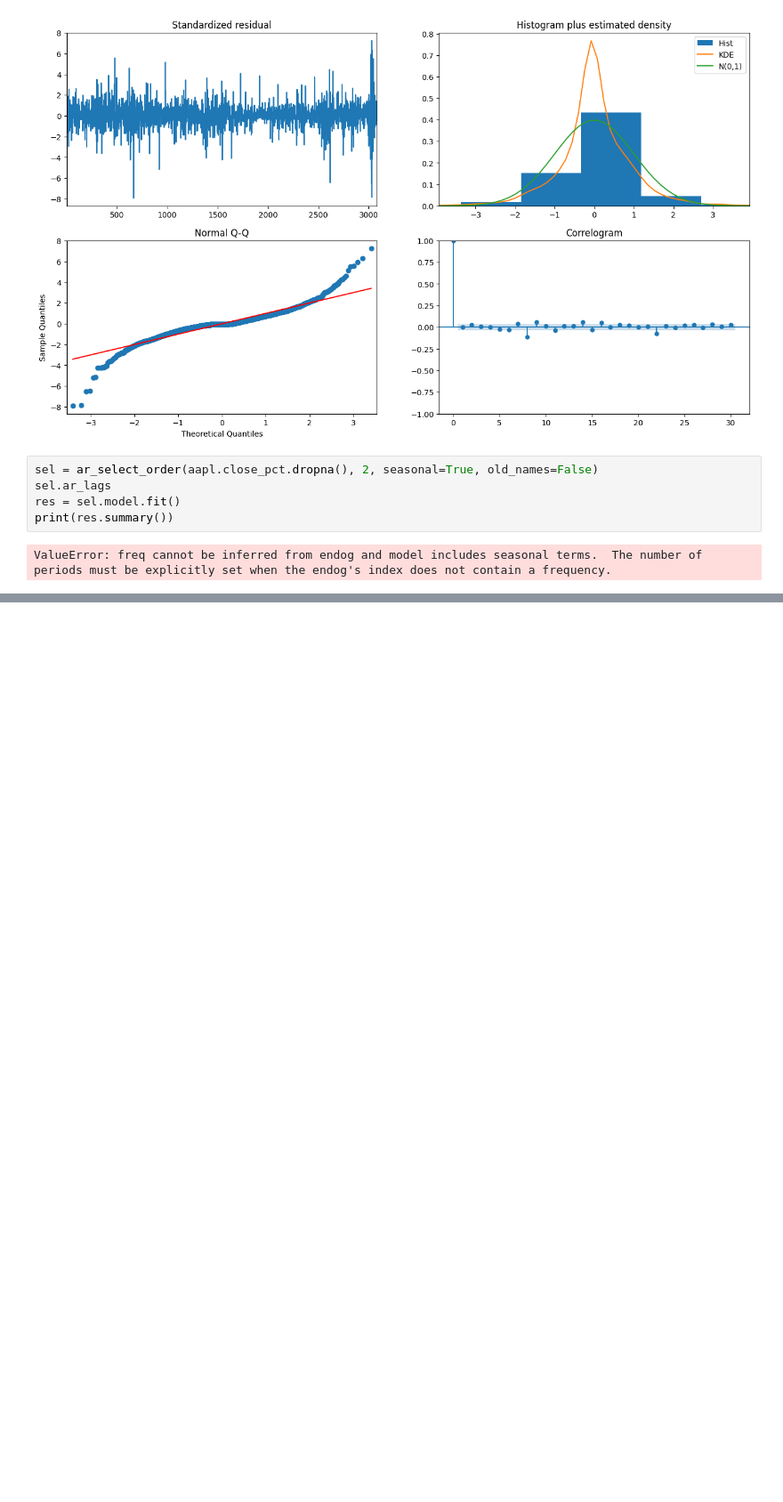
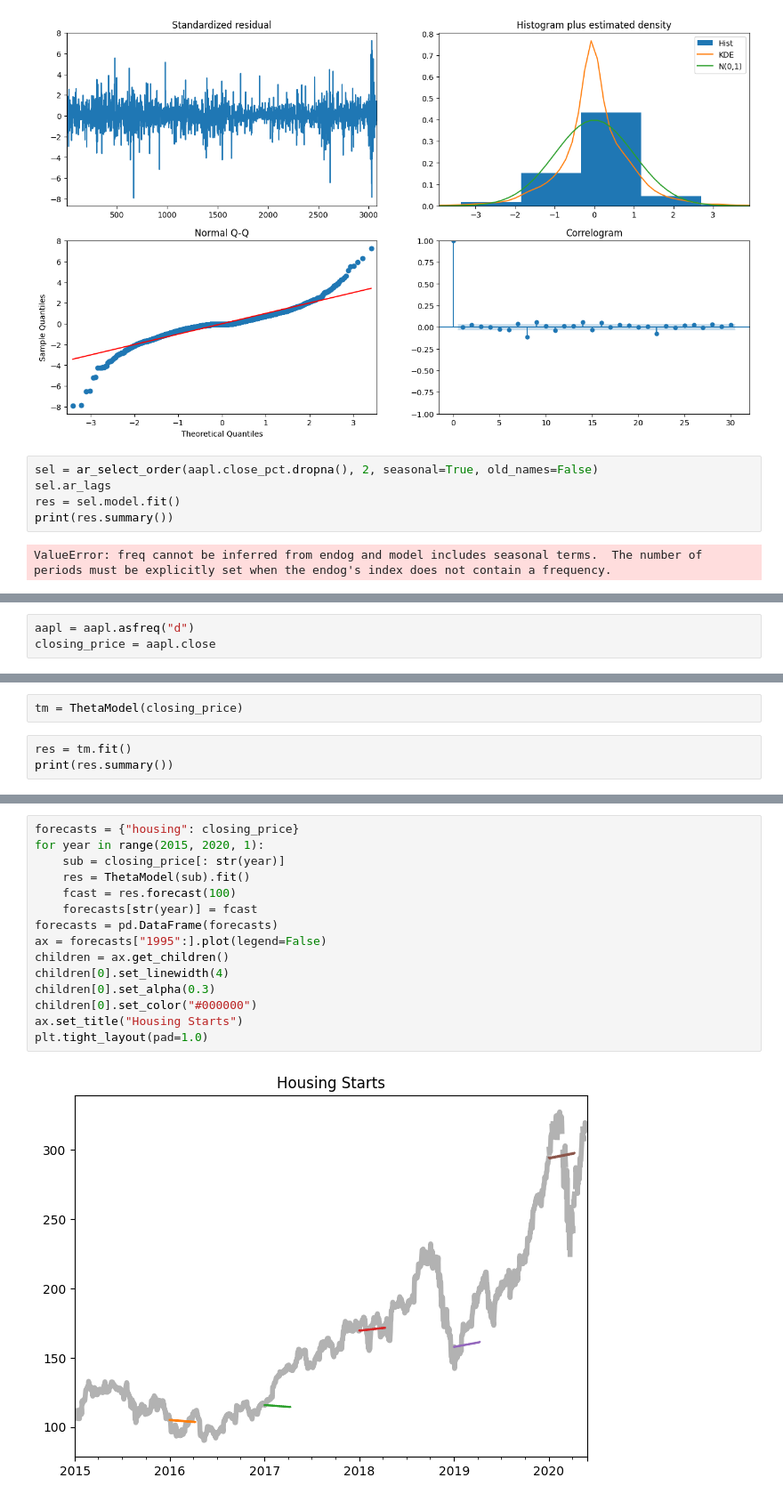
Before and after one commit to FilipeBarnabe/sentiment_analysis_time_series, a Jupyter notebook: time_series/time_series.ipynb, the cells around one changed output, grey strips where cells are left out. Shown at 89% size. Drawn from its saved outputs; the diff is of its cells as text; blank space fills up the shorter version.

```diff
--- a/time_series/time_series.ipynb
+++ b/time_series/time_series.ipynb
@@ -170,0 +838,3 @@ ValueError: freq cannot be inferred from endog and model includes seasonal terms
+# %%
+aapl = aapl.asfreq("d")
+closing_price = aapl.close
@@ -170,0 +857,5 @@ ValueError: freq cannot be inferred from endog and model includes seasonal terms
+# %%
+tm = ThetaModel(closing_price)
+# %%
+res = tm.fit()
+print(res.summary())
@@ -170,0 +878,17 @@ ValueError: freq cannot be inferred from endog and model includes seasonal terms
+# %%
+forecasts = {"housing": closing_price}
+for year in range(2015, 2020, 1):
+    sub = closing_price[: str(year)]
+    res = ThetaModel(sub).fit()
+    fcast = res.forecast(100)
+    forecasts[str(year)] = fcast
+forecasts = pd.DataFrame(forecasts)
+ax = forecasts["1995":].plot(legend=False)
+children = ax.get_children()
+children[0].set_linewidth(4)
+children[0].set_alpha(0.3)
+children[0].set_color("#000000")
+ax.set_title("Housing Starts")
+plt.tight_layout(pad=1.0)
+# %% [output]
+[figure, added]
```
Also changed, not shown: parts of 32 cells of this notebook.
